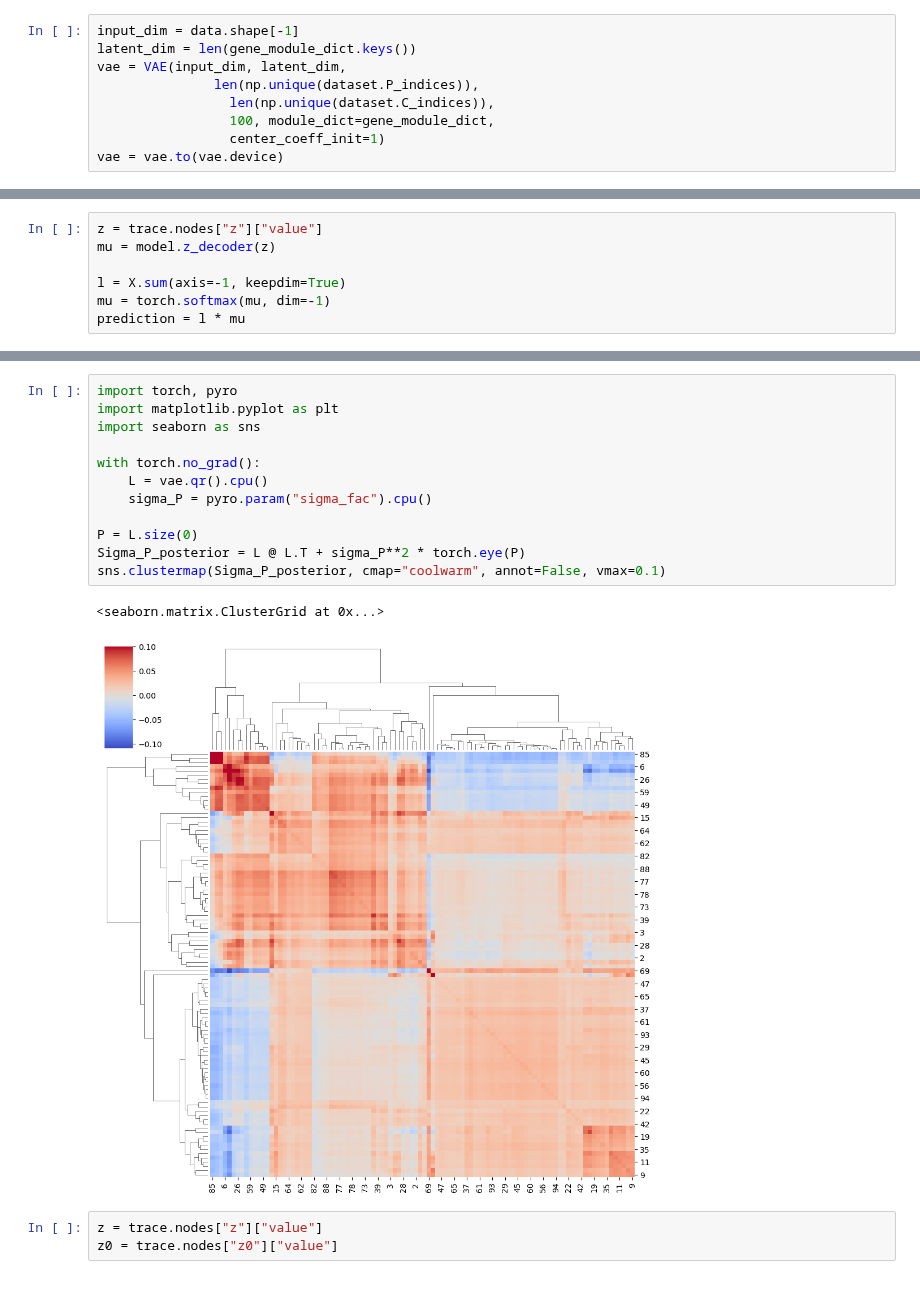
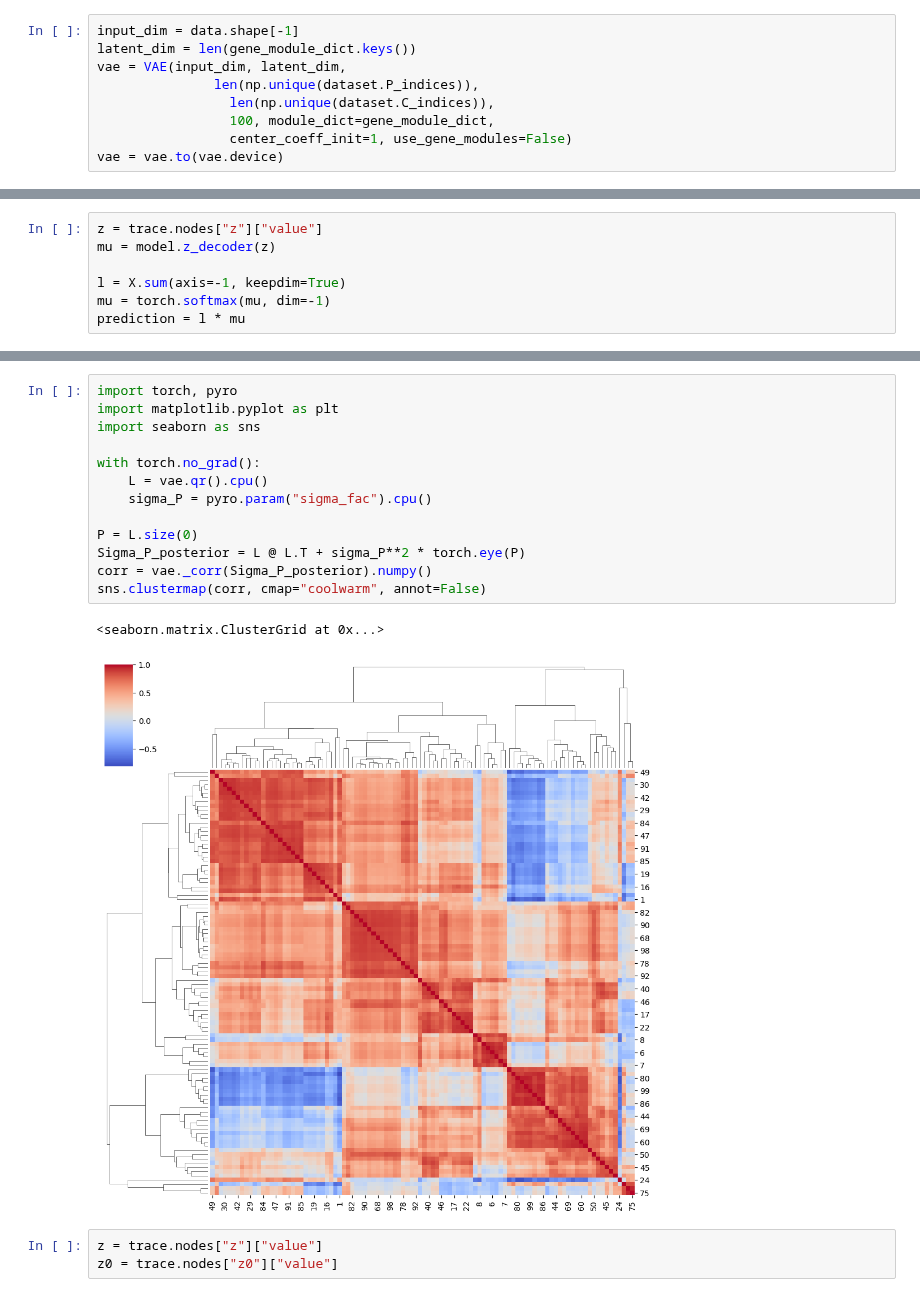
Before and after one commit to azizilab/SHERLOCK, a Jupyter notebook: PerturbVAE/training_test.ipynb, the cells around one changed output, grey strips where cells are left out. Saved outputs shown, nothing was run; the diff lists cells and outputs as text.

```diff
--- a/PerturbVAE/training_test.ipynb
+++ b/PerturbVAE/training_test.ipynb
@@ -125,7 +125,7 @@ vae = VAE(input_dim, latent_dim,
                len(np.unique(dataset.P_indices)),
                  len(np.unique(dataset.C_indices)),
                  100, module_dict=gene_module_dict,
-                 center_coeff_init=1)
+                 center_coeff_init=1, use_gene_modules=False)
 vae = vae.to(vae.device)
 # %%
 pyro.clear_param_store()
@@ -228,18 +227,19 @@ plt.show()
 # %%
 import torch, pyro
 import matplotlib.pyplot as plt
 import seaborn as sns
 
 with torch.no_grad():
     L = vae.qr().cpu()
     sigma_P = pyro.param("sigma_fac").cpu()
 
 P = L.size(0)
 Sigma_P_posterior = L @ L.T + sigma_P**2 * torch.eye(P)
-sns.clustermap(Sigma_P_posterior, cmap="coolwarm", annot=False, vmax=0.1)
+corr = vae._corr(Sigma_P_posterior).numpy()
+sns.clustermap(corr, cmap="coolwarm", annot=False)
 # %% [output]
 <seaborn.matrix.ClusterGrid at 0x...>
-[figure, old version]
+[figure, new version]
 # %%
 z = trace.nodes["z"]["value"]
 z0 = trace.nodes["z0"]["value"]
```
Also changed, not shown: parts of 19 cells of this notebook, 1 other file.
